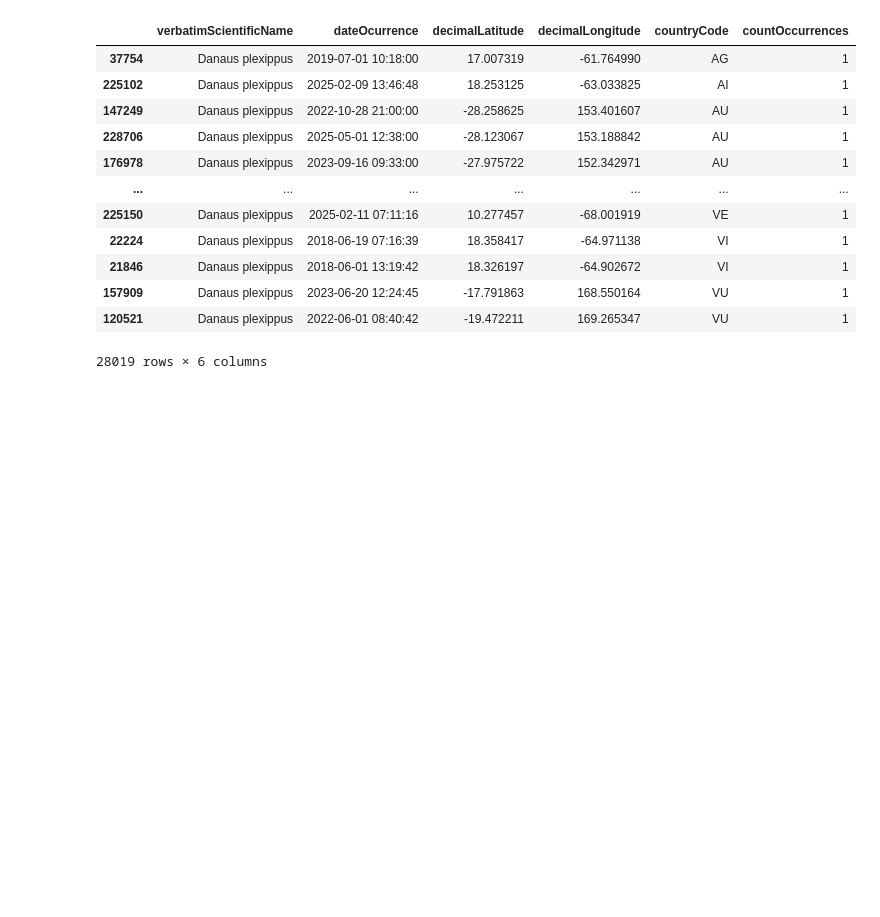
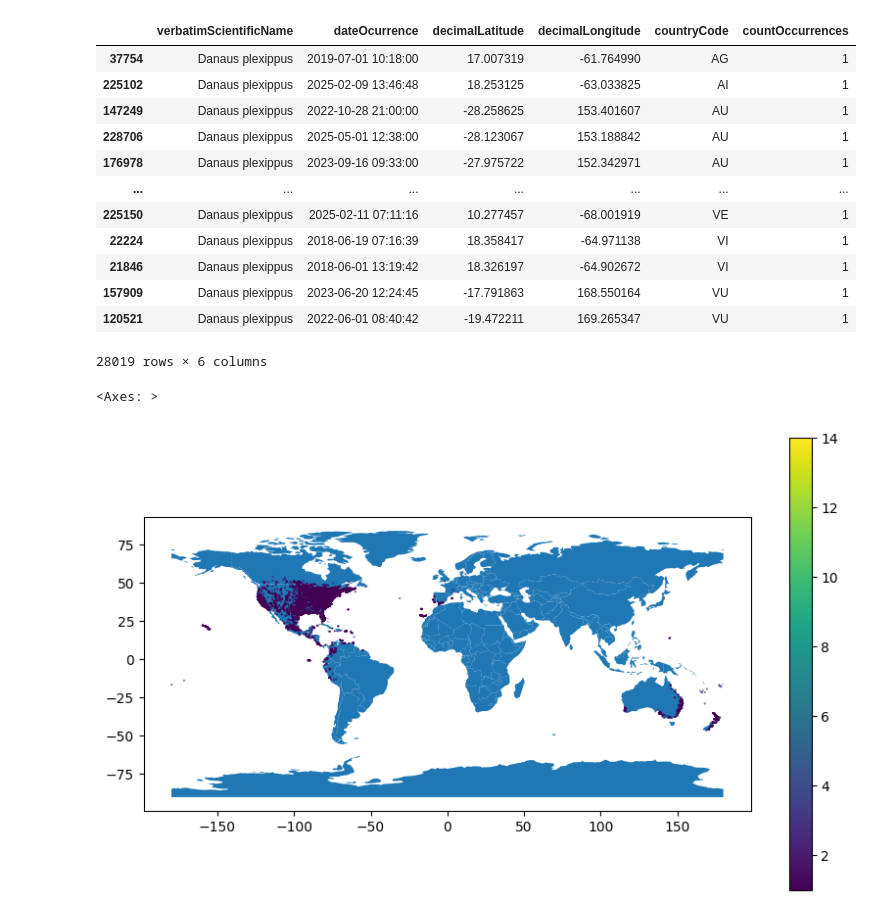
Before and after one commit to davidguzmanr/COMP-685-Fall-2025, a Jupyter notebook: notebooks/iNaturalist-Greg.ipynb, the cells around one changed output. Drawn from its saved outputs; the diff is of its cells as text; code cells hidden in the pictures; blank space fills up the shorter version.

Commit message:
subset of data and plot

```diff
--- a/notebooks/iNaturalist-Greg.ipynb
+++ b/notebooks/iNaturalist-Greg.ipynb
@@ -285,3 +285,14 @@ df_subset
 | 157909 | Danaus plexippus | 2023-06-20 12:24:45 | -17.791863 | 168.550164 | VU | 1 |
 | 120521 | Danaus plexippus | 2022-06-01 08:40:42 | -19.472211 | 169.265347 | VU | 1 |
 28019 rows × 6 columns
+# %%
+df_subset = df.sample(frac=0.1, random_state=42)
+# %%
+gdf = gpd.GeoDataFrame(df_subset, geometry=gpd.points_from_xy(df_subset['decimalLongitude'], df_subset['decimalLatitude']))
+
+world = gpd.read_file(gpd.datasets.get_path('naturalearth_lowres'))
+
+gdf.plot(ax=world.plot(figsize=(10, 6)), column=df_subset['countOccurrences'], markersize=0.1, legend=True)
+# %% [output]
+<Axes: >
+[figure, added]
```
Also changed, not shown: parts of 4 cells of this notebook.
